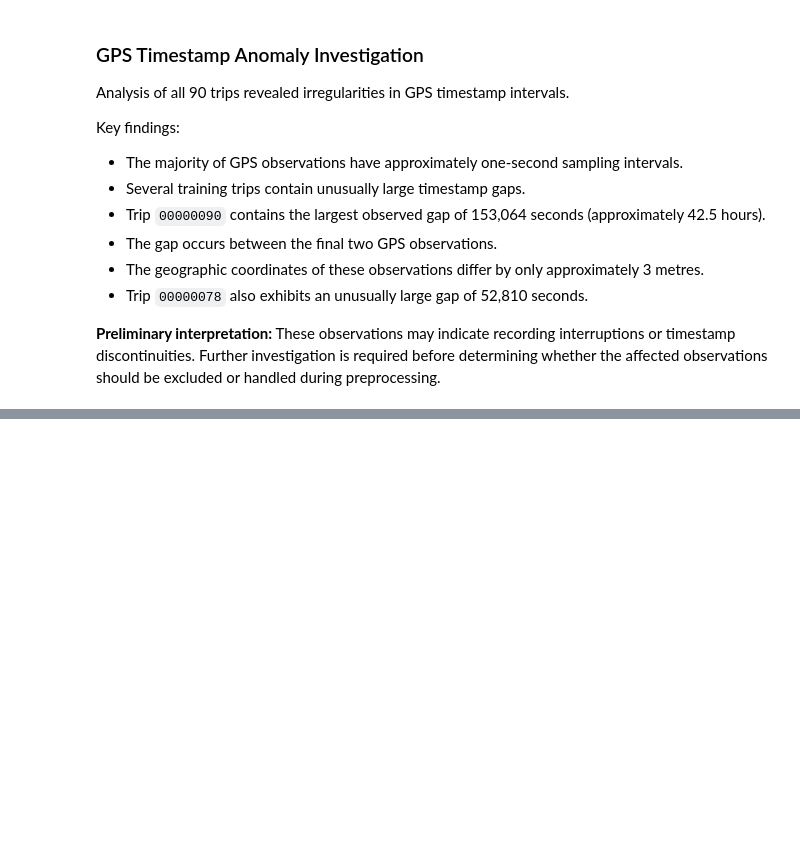
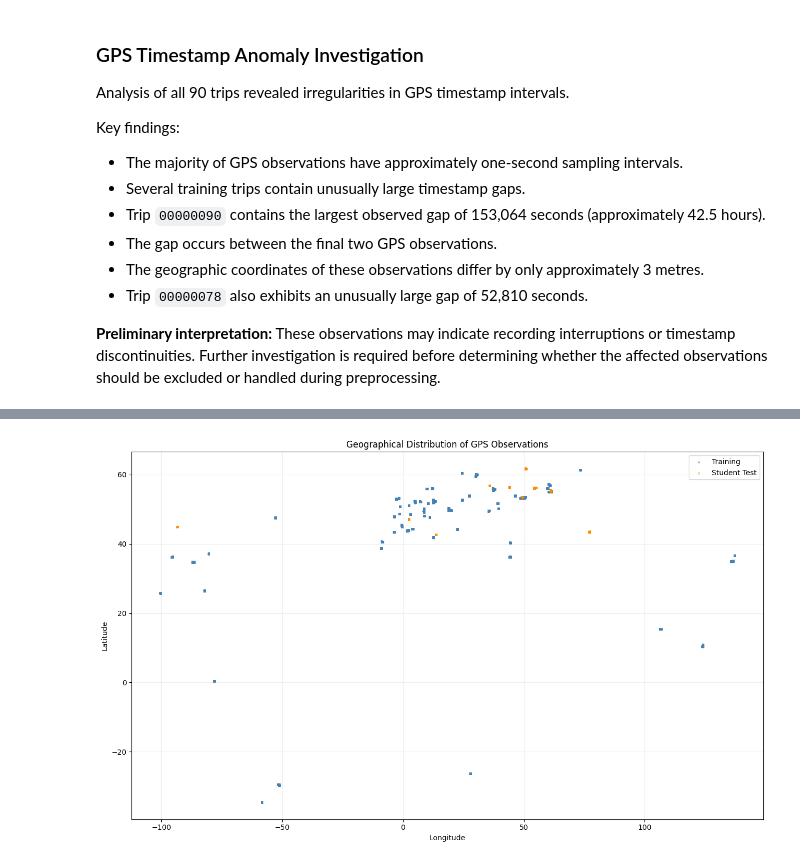
Before and after one commit to idwmu/ML-18_11-E-7, a Jupyter notebook: data_processing/eda.ipynb, the cells around one changed output, grey strips where cells are left out. Drawn from its saved outputs; the diff is of its cells as text; code cells hidden in the pictures; blank space fills up the shorter version.

```diff
--- a/data_processing/eda.ipynb
+++ b/data_processing/eda.ipynb
@@ -586,0 +721,93 @@ Key findings:
+# %%
+# visualise longitude and latitude distributions as geographical scatter plot
+
+import pandas as pd
+import matplotlib.pyplot as plt
+from pathlib import Path
+
+# Dataset partitions
+partitions = {
+    "Training": TRAIN_PATH,
+    "Student Test": TEST_PATH
+}
+
+# Collect GPS observations
+gps_data = []
+
+# Limit points per trip for visualization
+MAX_POINTS_PER_TRIP = 2000
+
+for partition_name, partition_path in partitions.items():
+
+    trips = sorted([p for p in partition_path.iterdir() if p.is_dir()])
+
+    for trip in trips:
+
+        track_file = trip / f"{trip.name}.track"
+
+        if not track_file.exists():
+            continue
+
+        data = pd.read_csv(
+            track_file,
+            sep=r"\s+",
+            header=None,
+            names=["longitude", "latitude", "timestamp"]
+        )
+
+        # Sample large trips to keep the plot readable
+        if len(data) > MAX_POINTS_PER_TRIP:
+            data = data.sample(
+                n=MAX_POINTS_PER_TRIP,
+                random_state=42
+            )
+
+        data["partition"] = partition_name
+        data["trip_id"] = trip.name
+
+        gps_data.append(data)
+
+# Combine all observations
+gps_df = pd.concat(gps_data, ignore_index=True)
+
+# Plot
+plt.figure(figsize=(13, 8))
+
+for partition_name, color in [
+    ("Training", "steelblue"),
+    ("Student Test", "darkorange")
+]:
+
+    subset = gps_df[gps_df["partition"] == partition_name]
+
+    plt.scatter(
+        subset["longitude"],
+        subset["latitude"],
+        s=5,
+        alpha=0.35,
+        label=partition_name,
+        color=color
+    )
+
+plt.title("Geographical Distribution of GPS Observations")
+plt.xlabel("Longitude")
+plt.ylabel("Latitude")
+
+plt.legend()
+plt.grid(alpha=0.2)
+plt.tight_layout()
+
+# Save plot for report
+plt.savefig(
+    RESULTS_PATH / "geographical_scatter.png",
+    dpi=300,
+    bbox_inches="tight"
+)
+
+plt.show()
+
+print("Total GPS points plotted:", len(gps_df))
+print("Training points:", (gps_df["partition"] == "Training").sum())
+print("Student-test points:", (gps_df["partition"] == "Student Test").sum())
+# %% [output]
+[figure, added]
```
Also changed, not shown: parts of 8 cells of this notebook, 3 other files.
